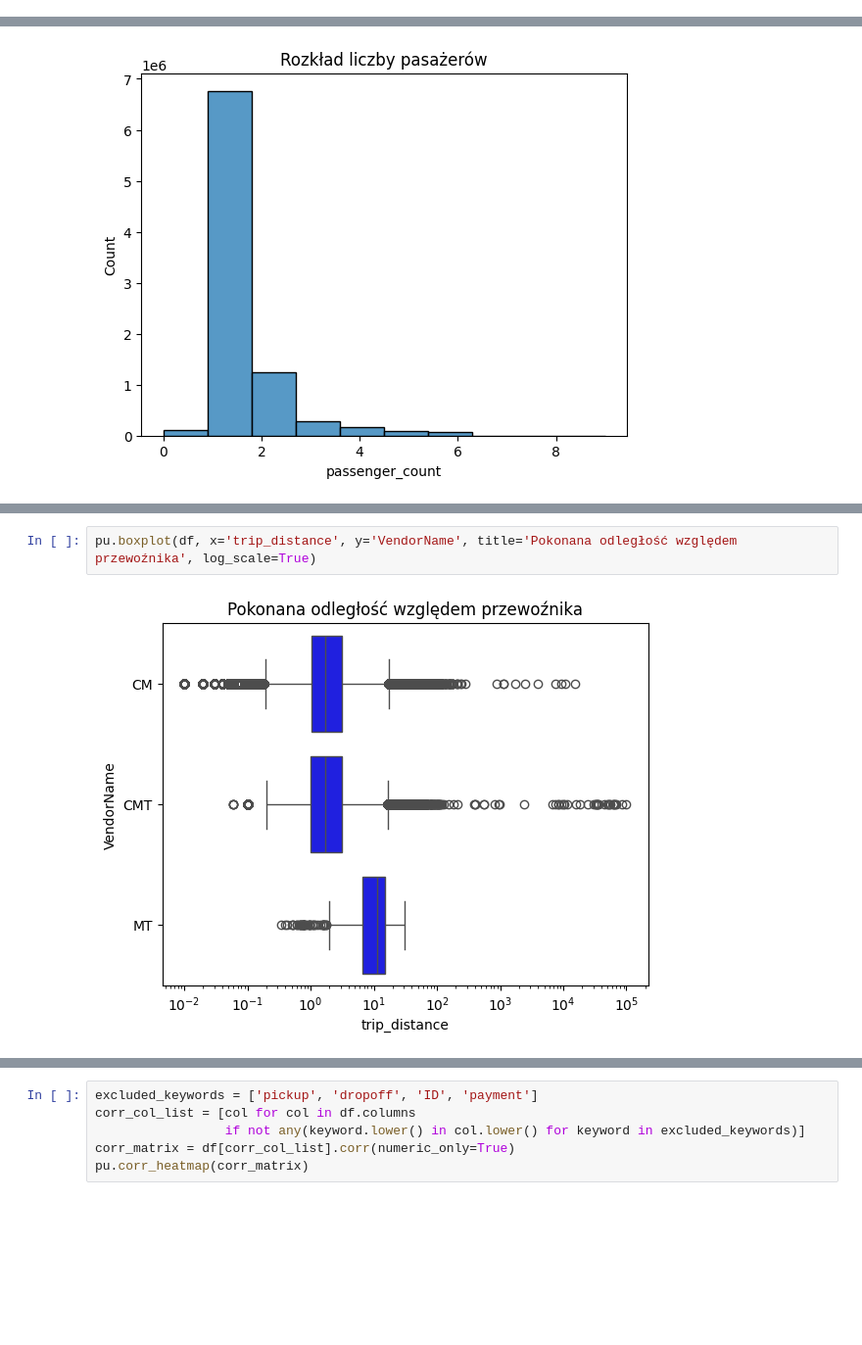
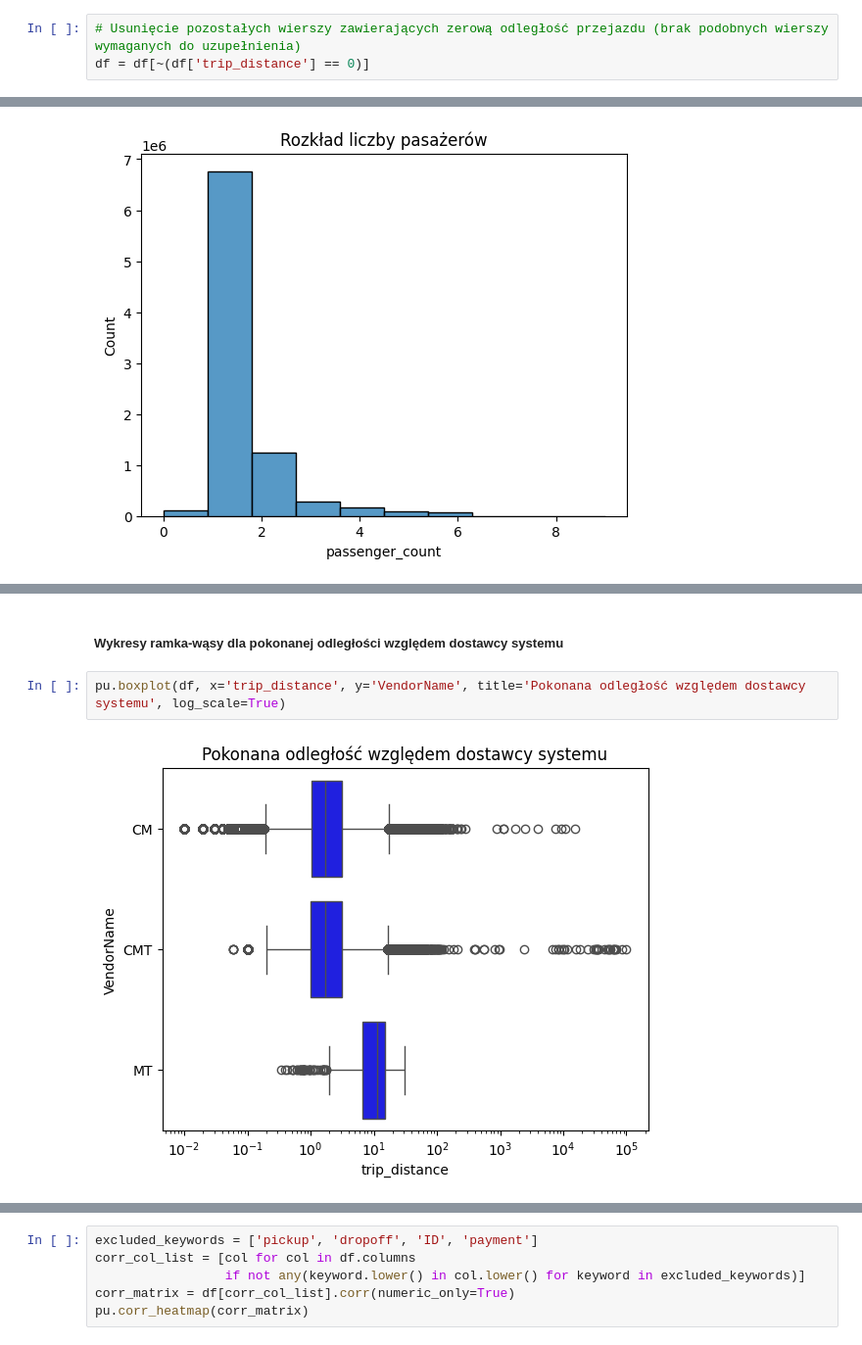
Before and after one commit to piotrkoz00/ds360-task-pmk, a Jupyter notebook: PMK_analiza_NYC.ipynb, the cells around one changed output, grey strips where cells are left out. Shown: that part at 98% size. Saved outputs shown, nothing was run; the diff lists cells and outputs as text; blank space fills up the shorter version.

```diff
--- a/PMK_analiza_NYC.ipynb
+++ b/PMK_analiza_NYC.ipynb
@@ -369,6 +383,9 @@ df['trip_distance'] = df.apply(
     lambda row: du.estimate_distance(df, row),
     axis=1
 )
+# %%
+# Usunięcie pozostałych wierszy zawierających zerową odległość przejazdu (brak podobnych wierszy wymaganych do uzupełnienia)
+df = df[~(df['trip_distance'] == 0)]
 # %%
 # Ostateczna weryfikacja w celu wykluczenia występowania braków w ramce danych
 print(df.iloc[:, :-14].isna().sum())
@@ -429,4 +471,6 @@ pu.boxplot(df, x='fare_amount', y='VendorName', title='Koszt przejazdu (bez doda
+# %% [markdown]
+##### **Wykresy ramka-wąsy dla pokonanej odległości względem dostawcy systemu**
 # %%
-pu.boxplot(df, x='trip_distance', y='VendorName', title='Pokonana odległość względem przewoźnika', log_scale=True)
+pu.boxplot(df, x='trip_distance', y='VendorName', title='Pokonana odległość względem dostawcy systemu', log_scale=True)
 # %% [output]
-[figure, old version]
+[figure, new version]
```
Also changed, not shown: parts of 57 cells of this notebook, 3 other files.
